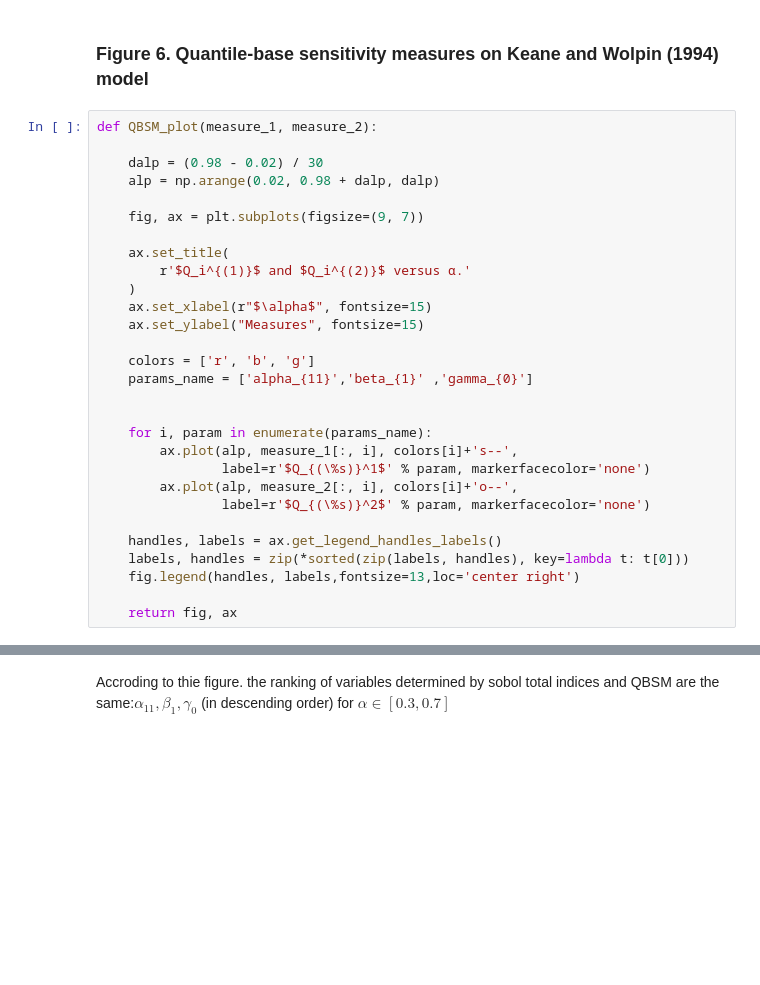
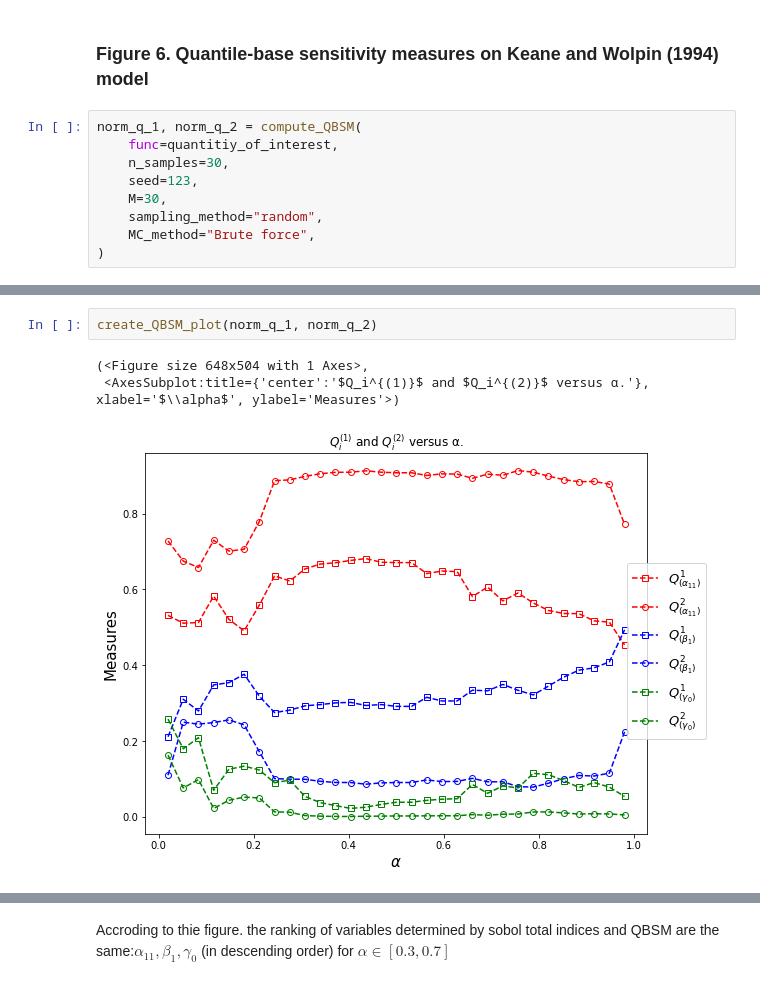
Before and after one commit to Yuleii/yulei-thesis-QBSM-kw94, a Jupyter notebook: thesis-replication.ipynb, the cells around one changed output, grey strips where cells are left out. Cells and saved outputs as stored; diff of their text form; blank space fills up the shorter version.

```diff
--- a/thesis-replication.ipynb
+++ b/thesis-replication.ipynb
@@ -104,31 +82,11 @@ norm_q_1, norm_q_2= normalized_quantile_measures(q_1, q_2)
 # %% [markdown]
 ### Figure 6. Quantile-base sensitivity measures on Keane and Wolpin (1994) model
 # %%
-def QBSM_plot(measure_1, measure_2):
-
-    dalp = (0.98 - 0.02) / 30
-    alp = np.arange(0.02, 0.98 + dalp, dalp)
-
-    fig, ax = plt.subplots(figsize=(9, 7))
-
-    ax.set_title(
-        r'$Q_i^{(1)}$ and $Q_i^{(2)}$ versus α.'
-    )
-    ax.set_xlabel(r"$\alpha$", fontsize=15)
-    ax.set_ylabel("Measures", fontsize=15)
-
-    colors = ['r', 'b', 'g']
-    params_name = ['alpha_{11}','beta_{1}' ,'gamma_{0}']
-
-
-    for i, param in enumerate(params_name):
-        ax.plot(alp, measure_1[:, i], colors[i]+'s--',
-                label=r'$Q_{(\%s)}^1$' % param, markerfacecolor='none')
-        ax.plot(alp, measure_2[:, i], colors[i]+'o--',
-                label=r'$Q_{(\%s)}^2$' % param, markerfacecolor='none')
-
-    handles, labels = ax.get_legend_handles_labels()
-    labels, handles = zip(*sorted(zip(labels, handles), key=lambda t: t[0]))
-    fig.legend(handles, labels,fontsize=13,loc='center right')
-
-    return fig, ax
+norm_q_1, norm_q_2 = compute_QBSM(
+    func=quantitiy_of_interest,
+    n_samples=30,
+    seed=123,
+    M=30,
+    sampling_method="random",
+    MC_method="Brute force",
+)
@@ -141 +102,7 @@ QBSM_plot(norm_q_1, norm_q_2)
+# %%
+create_QBSM_plot(norm_q_1, norm_q_2)
+# %% [output]
+(<Figure size 648x504 with 1 Axes>,
+ <AxesSubplot:title={'center':'$Q_i^{(1)}$ and $Q_i^{(2)}$ versus α.'}, xlabel='$\\alpha$', ylabel='Measures'>)
+[figure, added]
 # %% [markdown]
```
Also changed, not shown: parts of 17 cells of this notebook, 2 other files.
